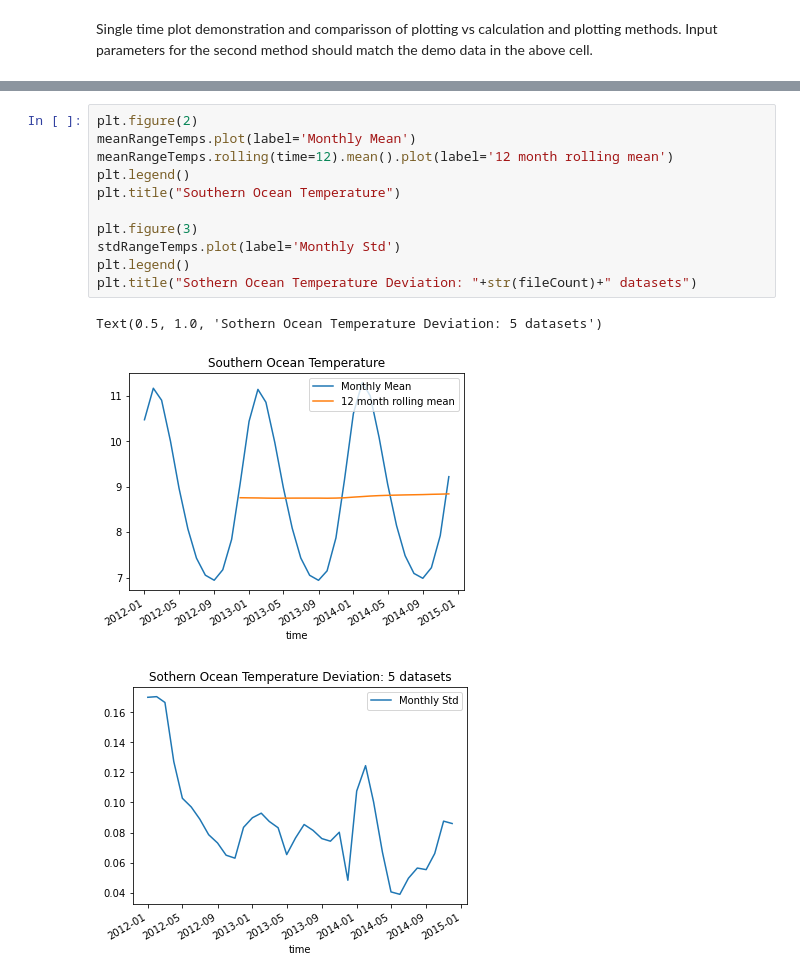
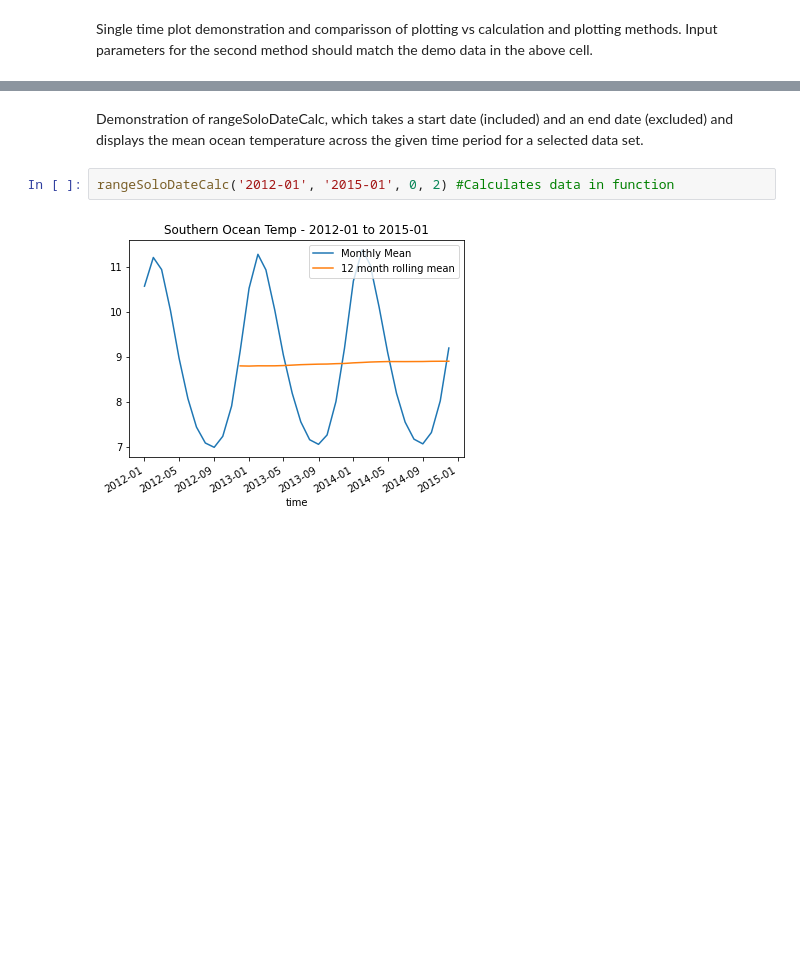
Before and after one commit to el1247/BAS_AI4ER_SAM, a Jupyter notebook: notebooks/exploratory/1.3_el_ESM3Analysis.ipynb, the cells around one changed output, grey strips where cells are left out. Cells and saved outputs as stored; diff of their text form; blank space fills up the shorter version.

```diff
--- a/notebooks/exploratory/1.3_el_ESM3Analysis.ipynb
+++ b/notebooks/exploratory/1.3_el_ESM3Analysis.ipynb
@@ -232,15 +263,6 @@ Average Ocean temperature for plot 3 (2014-01)(Set All): 10.6 Celsius
-# %%
-plt.figure(2)
-meanRangeTemps.plot(label='Monthly Mean')
-meanRangeTemps.rolling(time=12).mean().plot(label='12 month rolling mean')
-plt.legend()
-plt.title("Southern Ocean Temperature")
-
-plt.figure(3)
-stdRangeTemps.plot(label='Monthly Std')
-plt.legend()
-plt.title("Sothern Ocean Temperature Deviation: "+str(fileCount)+" datasets")
-# %% [output]
-Text(0.5, 1.0, 'Sothern Ocean Temperature Deviation: 5 datasets')
-[figure, removed]
-[figure, removed]
+# %% [markdown]
+Demonstration of rangeSoloDateCalc, which takes a start date (included) and an end date (excluded) and displays the mean ocean temperature across the given time period for a selected data set.
+# %%
+rangeSoloDateCalc('2012-01', '2015-01', 0, 2) #Calculates data in function
+# %% [output]
+[figure, added]
```
Also changed, not shown: parts of 17 cells of this notebook.
